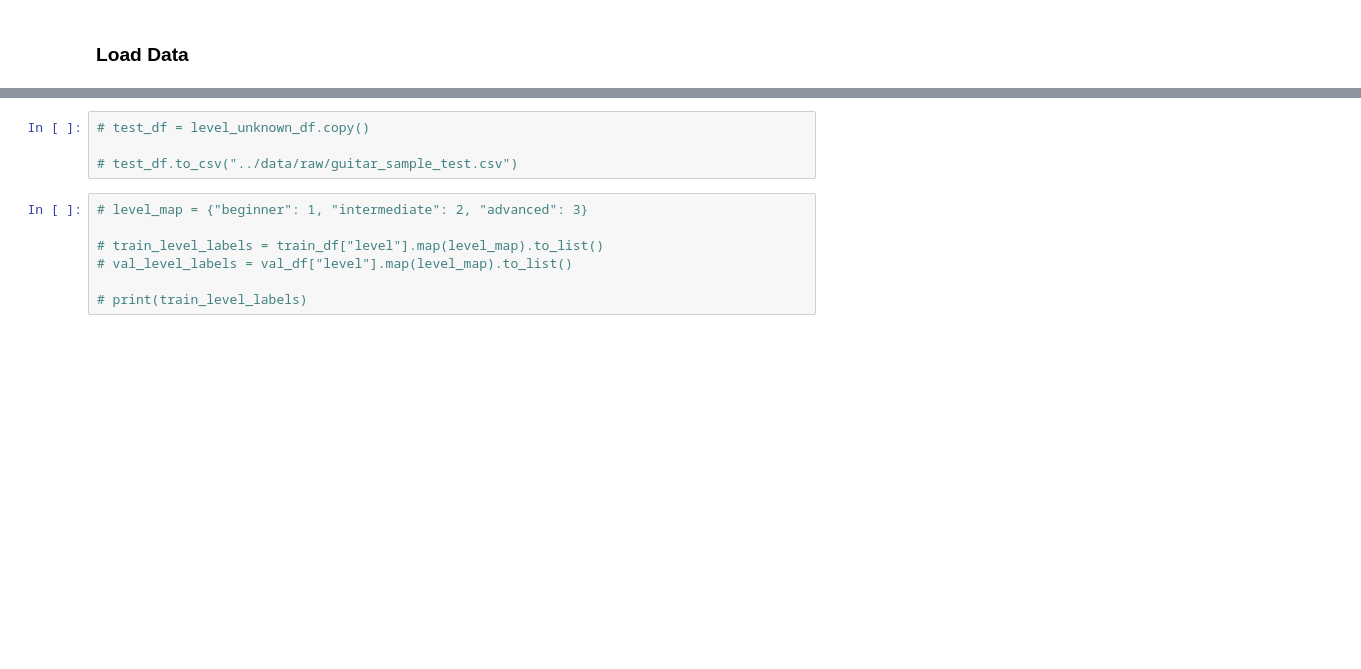
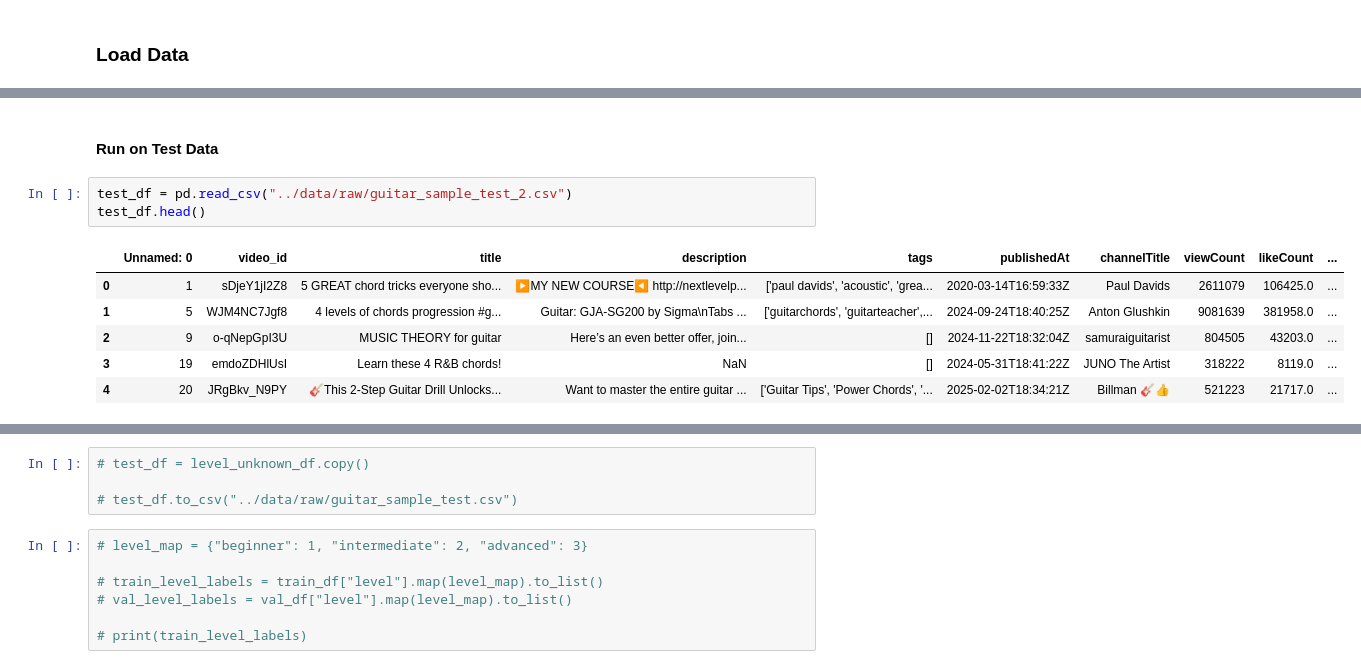
Before and after one commit to yoshtown/guitar-lesson-level-prediction-project, a Jupyter notebook: notebooks/03_tensorflow_model.ipynb, the cells around one changed output, grey strips where cells are left out. Cells and saved outputs as stored; diff of their text form; blank space fills up the shorter version.

```diff
--- a/notebooks/03_tensorflow_model.ipynb
+++ b/notebooks/03_tensorflow_model.ipynb
@@ -93,0 +180,12 @@ print(len(y_train))
+# %% [markdown]
+#### Run on Test Data
+# %%
+test_df = pd.read_csv("../data/raw/guitar_sample_test_2.csv")
+test_df.head()
+# %% [output]
+|  | Unnamed: 0 | video_id | title | description | tags | publishedAt | channelTitle | viewCount | likeCount | ... |
+| 0 | 1 | sDjeY1jI2Z8 | 5 GREAT chord tricks everyone sho... | ▶MY NEW COURSE◀ http://nextlevelp... | ['paul davids', 'acoustic', 'grea... | 2020-03-14T16:59:33Z | Paul Davids | 2611079 | 106425.0 | ... |
+| 1 | 5 | WJM4NC7Jgf8 | 4 levels of chords progression #g... | Guitar: GJA-SG200 by Sigma\nTabs ... | ['guitarchords', 'guitarteacher',... | 2024-09-24T18:40:25Z | Anton Glushkin | 9081639 | 381958.0 | ... |
+| 2 | 9 | o-qNepGpI3U | MUSIC THEORY for guitar | Here’s an even better offer, join... | [] | 2024-11-22T18:32:04Z | samuraiguitarist | 804505 | 43203.0 | ... |
+| 3 | 19 | emdoZDHlUsI | Learn these 4 R&B chords! | NaN | [] | 2024-05-31T18:41:22Z | JUNO The Artist | 318222 | 8119.0 | ... |
+| 4 | 20 | JRgBkv_N9PY | 🎸This 2-Step Guitar Drill Unlocks... | Want to master the entire guitar ... | ['Guitar Tips', 'Power Chords', '... | 2025-02-02T18:34:21Z | Billman 🎸👍 | 521223 | 21717.0 | ... |
```
Also changed, not shown: parts of 44 cells of this notebook, 1 other file.
